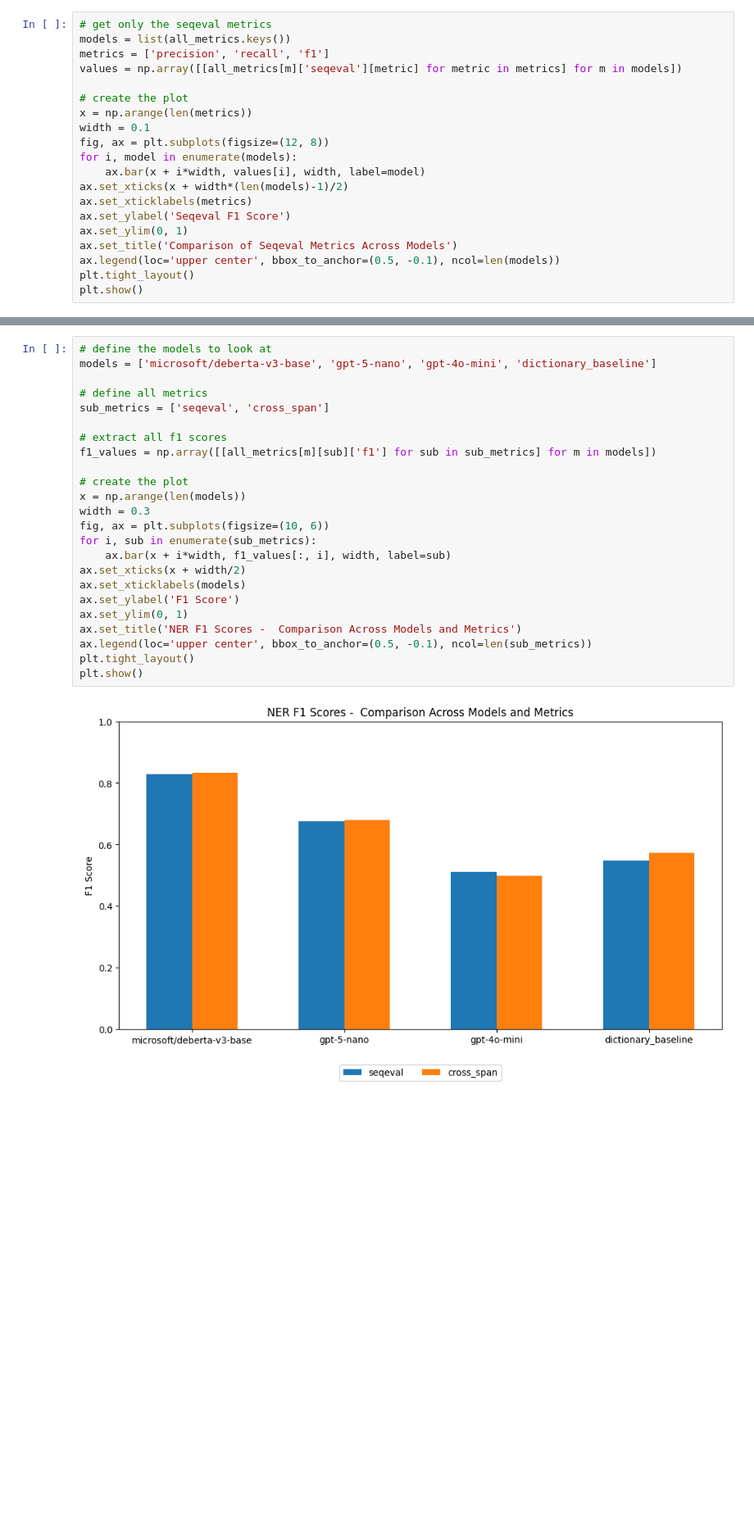
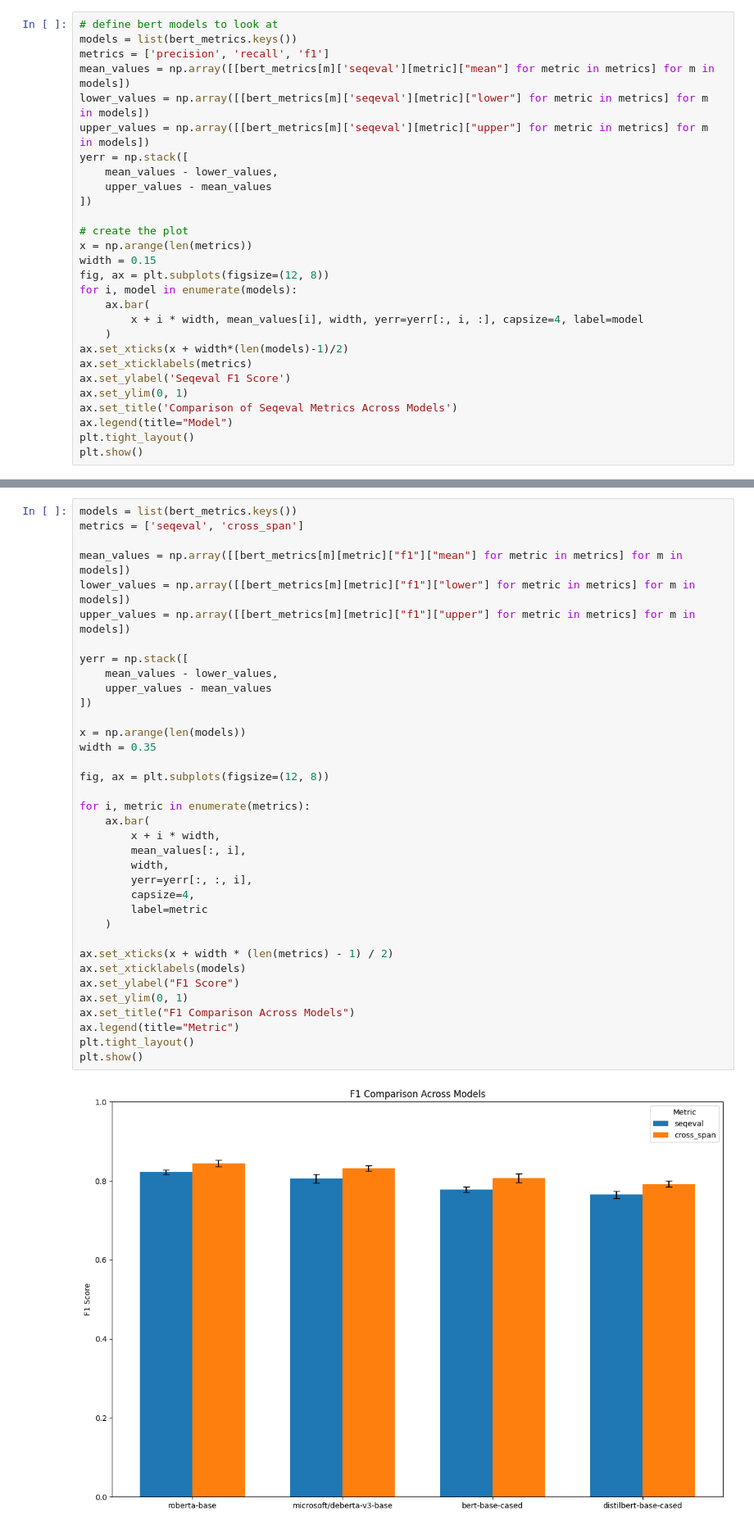
Before and after one commit to MaximilianWeiland/Master_Thesis, a Jupyter notebook: 04_classification_evaluation/group_mention_detection/visual_comparison_ner.ipynb, the cells around one changed output, grey strips where cells are left out. Shown: that part at 82% size. Cells and saved outputs as stored; diff of their text form; blank space fills up the shorter version.

```diff
--- a/04_classification_evaluation/group_mention_detection/visual_comparison_ner.ipynb
+++ b/04_classification_evaluation/group_mention_detection/visual_comparison_ner.ipynb
@@ -37,21 +48,29 @@ all_metrics = dict(
 # %%
-# get only the seqeval metrics
-models = list(all_metrics.keys())
+# define bert models to look at
+models = list(bert_metrics.keys())
 metrics = ['precision', 'recall', 'f1']
-values = np.array([[all_metrics[m]['seqeval'][metric] for metric in metrics] for m in models])
+mean_values = np.array([[bert_metrics[m]['seqeval'][metric]["mean"] for metric in metrics] for m in models])
+lower_values = np.array([[bert_metrics[m]['seqeval'][metric]["lower"] for metric in metrics] for m in models])
+upper_values = np.array([[bert_metrics[m]['seqeval'][metric]["upper"] for metric in metrics] for m in models])
+yerr = np.stack([
+    mean_values - lower_values,
+    upper_values - mean_values
+])
 
 # create the plot
 x = np.arange(len(metrics))
-width = 0.1
+width = 0.15
 fig, ax = plt.subplots(figsize=(12, 8))
 for i, model in enumerate(models):
-    ax.bar(x + i*width, values[i], width, label=model)
+    ax.bar(
+        x + i * width, mean_values[i], width, yerr=yerr[:, i, :], capsize=4, label=model
+    )
 ax.set_xticks(x + width*(len(models)-1)/2)
 ax.set_xticklabels(metrics)
 ax.set_ylabel('Seqeval F1 Score')
 ax.set_ylim(0, 1)
 ax.set_title('Comparison of Seqeval Metrics Across Models')
-ax.legend(loc='upper center', bbox_to_anchor=(0.5, -0.1), ncol=len(models))
+ax.legend(title="Model")
 plt.tight_layout()
 plt.show()
 # %% [output]
@@ -59,26 +78,38 @@ KeyError: 'seqeval'
 # %%
-# define the models to look at
-models = ['microsoft/deberta-v3-base', 'gpt-5-nano', 'gpt-4o-mini', 'dictionary_baseline']
+models = list(bert_metrics.keys())
+metrics = ['seqeval', 'cross_span']
 
-# define all metrics
-sub_metrics = ['seqeval', 'cross_span']
+mean_values = np.array([[bert_metrics[m][metric]["f1"]["mean"] for metric in metrics] for m in models])
+lower_values = np.array([[bert_metrics[m][metric]["f1"]["lower"] for metric in metrics] for m in models])
+upper_values = np.array([[bert_metrics[m][metric]["f1"]["upper"] for metric in metrics] for m in models])
 
-# extract all f1 scores
-f1_values = np.array([[all_metrics[m][sub]['f1'] for sub in sub_metrics] for m in models])
+yerr = np.stack([
+    mean_values - lower_values,
+    upper_values - mean_values
+])
 
-# create the plot
 x = np.arange(len(models))
-width = 0.3
-fig, ax = plt.subplots(figsize=(10, 6))
-for i, sub in enumerate(sub_metrics):
-    ax.bar(x + i*width, f1_values[:, i], width, label=sub)
-ax.set_xticks(x + width/2)
+width = 0.35
+
+fig, ax = plt.subplots(figsize=(12, 8))
+
+for i, metric in enumerate(metrics):
+    ax.bar(
+        x + i * width,
+        mean_values[:, i],
+        width,
+        yerr=yerr[:, :, i],
+        capsize=4,
+        label=metric
+    )
+
+ax.set_xticks(x + width * (len(metrics) - 1) / 2)
 ax.set_xticklabels(models)
-ax.set_ylabel('F1 Score')
+ax.set_ylabel("F1 Score")
 ax.set_ylim(0, 1)
-ax.set_title('NER F1 Scores -  Comparison Across Models and Metrics')
-ax.legend(loc='upper center', bbox_to_anchor=(0.5, -0.1), ncol=len(sub_metrics))
+ax.set_title("F1 Comparison Across Models")
+ax.legend(title="Metric")
 plt.tight_layout()
 plt.show()
 # %% [output]
-[figure, old version]
+[figure, new version]
```
Also changed, not shown: parts of 6 cells of this notebook, 49 other files.
